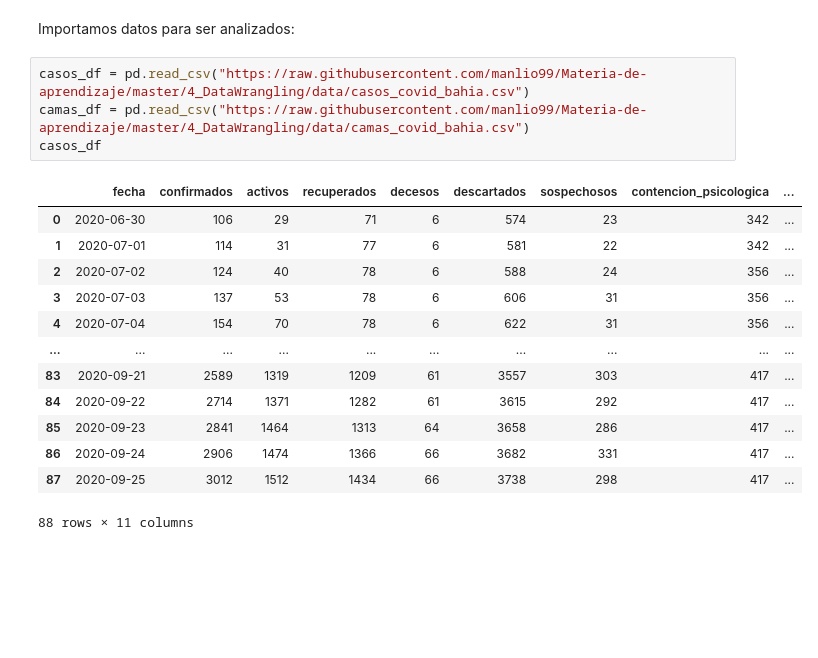
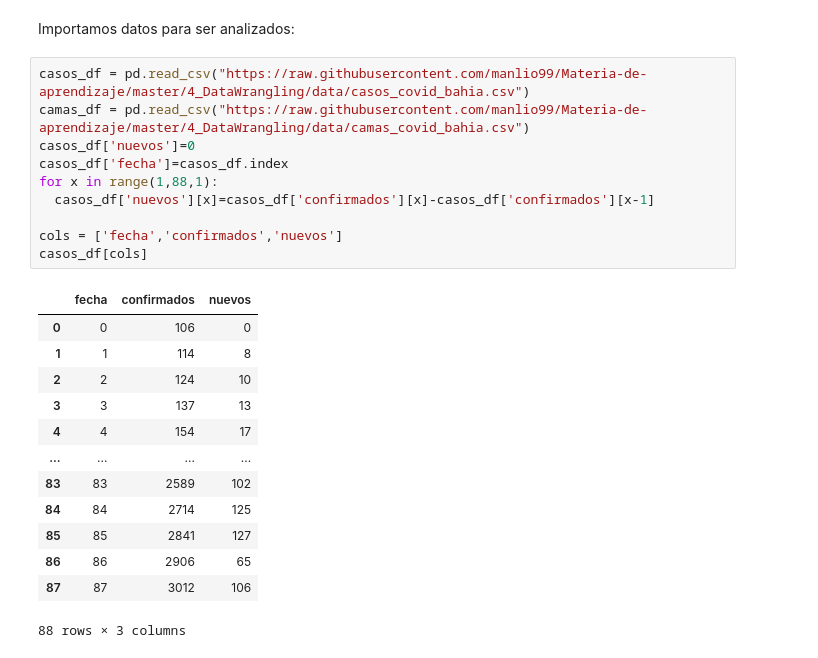
Before and after one commit to agustring/MLbyCopita, a Jupyter notebook: tp2.ipynb, the cells around one changed output. Cells and saved outputs as stored; diff of their text form; blank space fills up the shorter version.

```diff
--- a/tp2.ipynb
+++ b/tp2.ipynb
@@ -12,18 +13,24 @@ Importamos datos para ser analizados:
 # %%
 casos_df = pd.read_csv("https://raw.githubusercontent.com/manlio99/Materia-de-aprendizaje/master/4_DataWrangling/data/casos_covid_bahia.csv")
 camas_df = pd.read_csv("https://raw.githubusercontent.com/manlio99/Materia-de-aprendizaje/master/4_DataWrangling/data/camas_covid_bahia.csv")
-casos_df
+casos_df['nuevos']=0
+casos_df['fecha']=casos_df.index
+for x in range(1,88,1):
+  casos_df['nuevos'][x]=casos_df['confirmados'][x]-casos_df['confirmados'][x-1]
+
+cols = ['fecha','confirmados','nuevos']
+casos_df[cols]
 # %% [output]
-|  | fecha | confirmados | activos | recuperados | decesos | descartados | sospechosos | contencion_psicologica | ... |
-| 0 | 2020-06-30 | 106 | 29 | 71 | 6 | 574 | 23 | 342 | ... |
-| 1 | 2020-07-01 | 114 | 31 | 77 | 6 | 581 | 22 | 342 | ... |
-| 2 | 2020-07-02 | 124 | 40 | 78 | 6 | 588 | 24 | 356 | ... |
-| 3 | 2020-07-03 | 137 | 53 | 78 | 6 | 606 | 31 | 356 | ... |
-| 4 | 2020-07-04 | 154 | 70 | 78 | 6 | 622 | 31 | 356 | ... |
-| ... | ... | ... | ... | ... | ... | ... | ... | ... | ... |
-| 83 | 2020-09-21 | 2589 | 1319 | 1209 | 61 | 3557 | 303 | 417 | ... |
-| 84 | 2020-09-22 | 2714 | 1371 | 1282 | 61 | 3615 | 292 | 417 | ... |
-| 85 | 2020-09-23 | 2841 | 1464 | 1313 | 64 | 3658 | 286 | 417 | ... |
-| 86 | 2020-09-24 | 2906 | 1474 | 1366 | 66 | 3682 | 331 | 417 | ... |
-| 87 | 2020-09-25 | 3012 | 1512 | 1434 | 66 | 3738 | 298 | 417 | ... |
+|  | fecha | confirmados | nuevos |
+| 0 | 0 | 106 | 0 |
+| 1 | 1 | 114 | 8 |
+| 2 | 2 | 124 | 10 |
+| 3 | 3 | 137 | 13 |
+| 4 | 4 | 154 | 17 |
+| ... | ... | ... | ... |
+| 83 | 83 | 2589 | 102 |
+| 84 | 84 | 2714 | 125 |
+| 85 | 85 | 2841 | 127 |
+| 86 | 86 | 2906 | 65 |
+| 87 | 87 | 3012 | 106 |
-88 rows × 11 columns
+88 rows × 3 columns
```
Also changed, not shown: parts of 25 cells of this notebook.
